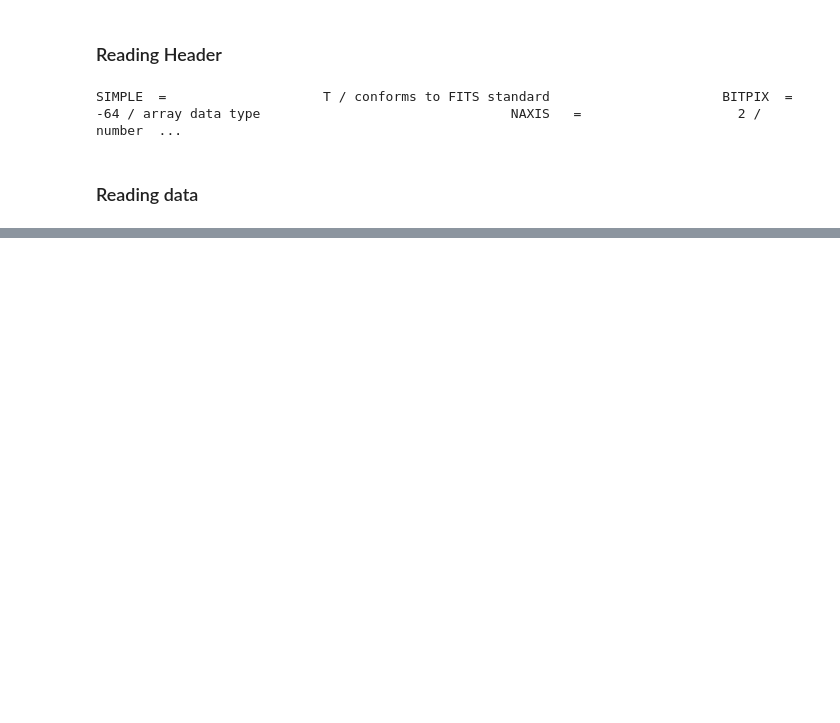
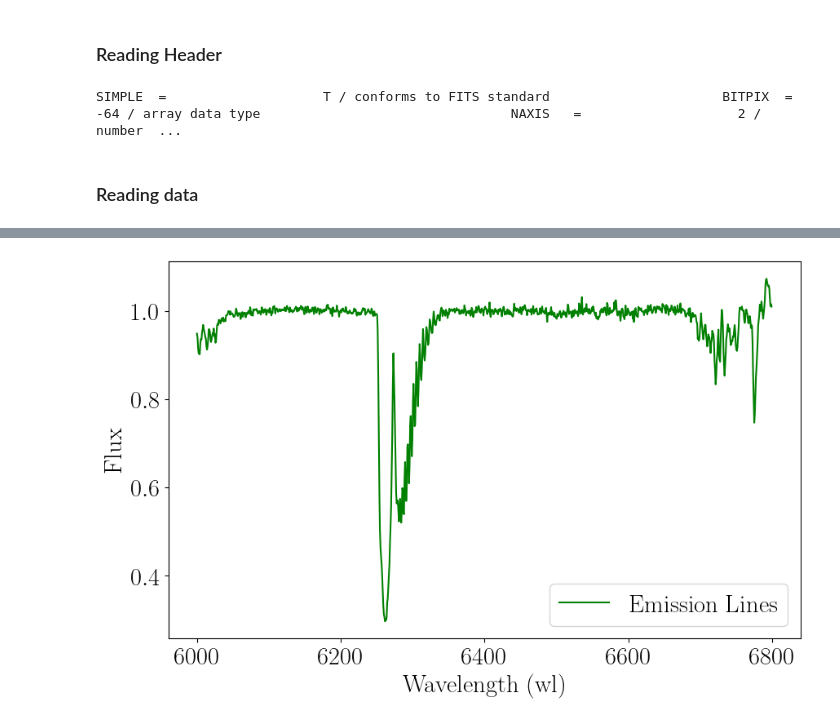
Before and after one commit to seratsaad/j0950, a Jupyter notebook: Halpha.ipynb, the cells around one changed output, grey strips where cells are left out. Saved outputs shown, nothing was run; the diff lists cells and outputs as text; code cells hidden in the pictures; blank space fills up the shorter version.

```diff
--- a/Halpha.ipynb
+++ b/Halpha.ipynb
@@ -111,0 +180,20 @@ plt.show()
+# %%
+degree = 2
+
+coefficients = np.polyfit(wl, flux, degree)
+polynomial_continuum = np.poly1d(coefficients)(wl_o)
+standard_flux = flux_o / polynomial_continuum
+standard_wl = wl_o
+
+
+plt.figure(figsize=(10, 6))
+#plt.plot(wl_o, flux_o, label='Original Flux Data')
+#plt.plot(wl_o, polynomial_continuum, label='Polynomial Continuum', color='orange')
+plt.plot(standard_wl, standard_flux, label='Emission Lines', color='green')
+plt.xlabel('Wavelength (wl)')
+plt.ylabel('Flux')
+#plt.ylim(0, 4)
+plt.legend()
+plt.show()
+# %% [output]
+[figure, added]
```
Also changed, not shown: parts of 16 cells of this notebook, 46 other files.
